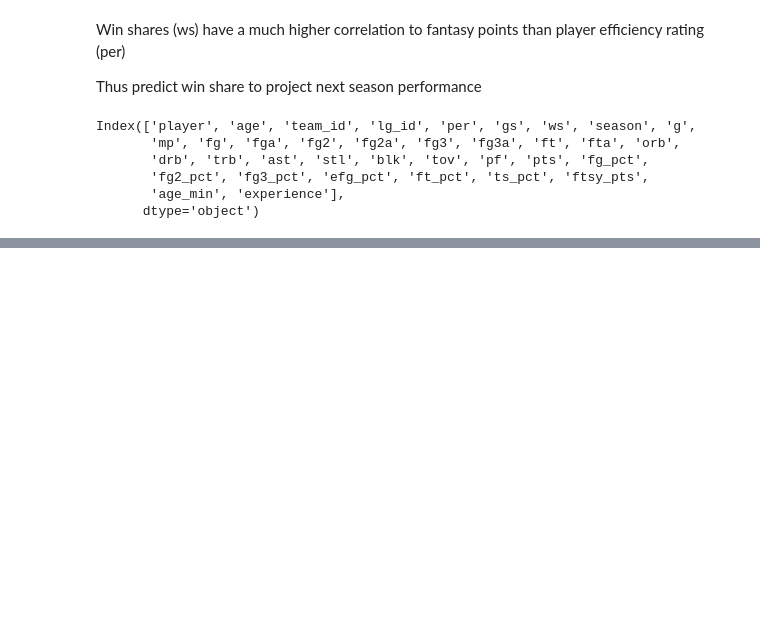
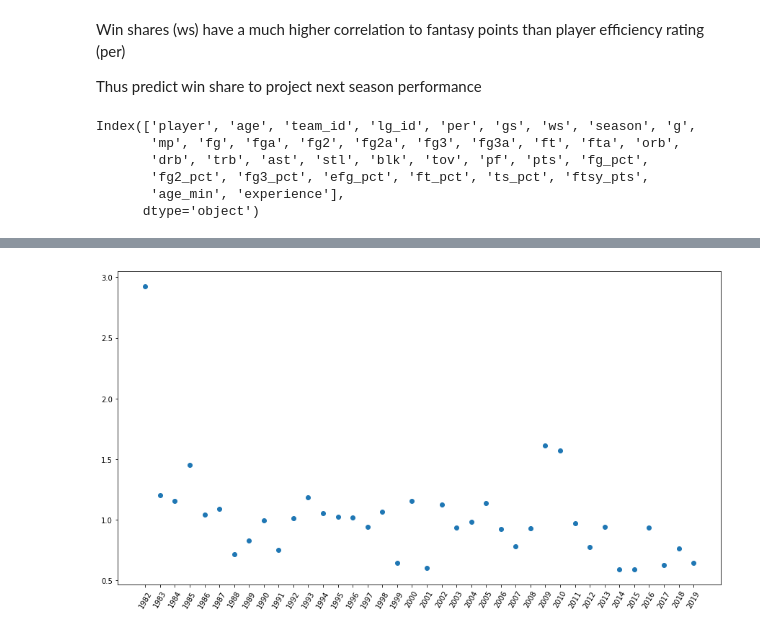
Before and after one commit to pauly51994/Ball_is_lyfe, a Jupyter notebook: EDA_and_modelling.ipynb, the cells around one changed output, grey strips where cells are left out. Cells and saved outputs as stored; diff of their text form; code cells hidden in the pictures; blank space fills up the shorter version.

```diff
--- a/EDA_and_modelling.ipynb
+++ b/EDA_and_modelling.ipynb
@@ -142,0 +179,9 @@ df[df.player == 'LeBron James']
+# %%
+grp_rook = rookie_yrs.groupby('season').mean().reset_index()
+# %%
+plt.figure(figsize=(15,8))
+plt.scatter(data=grp_rook, x='season', y='ws')
+plt.xticks(ticks=grp_rook.season, rotation=60)
+plt.show()
+# %% [output]
+[figure, added]
```
Also changed, not shown: parts of 46 cells of this notebook, 9 other files.
